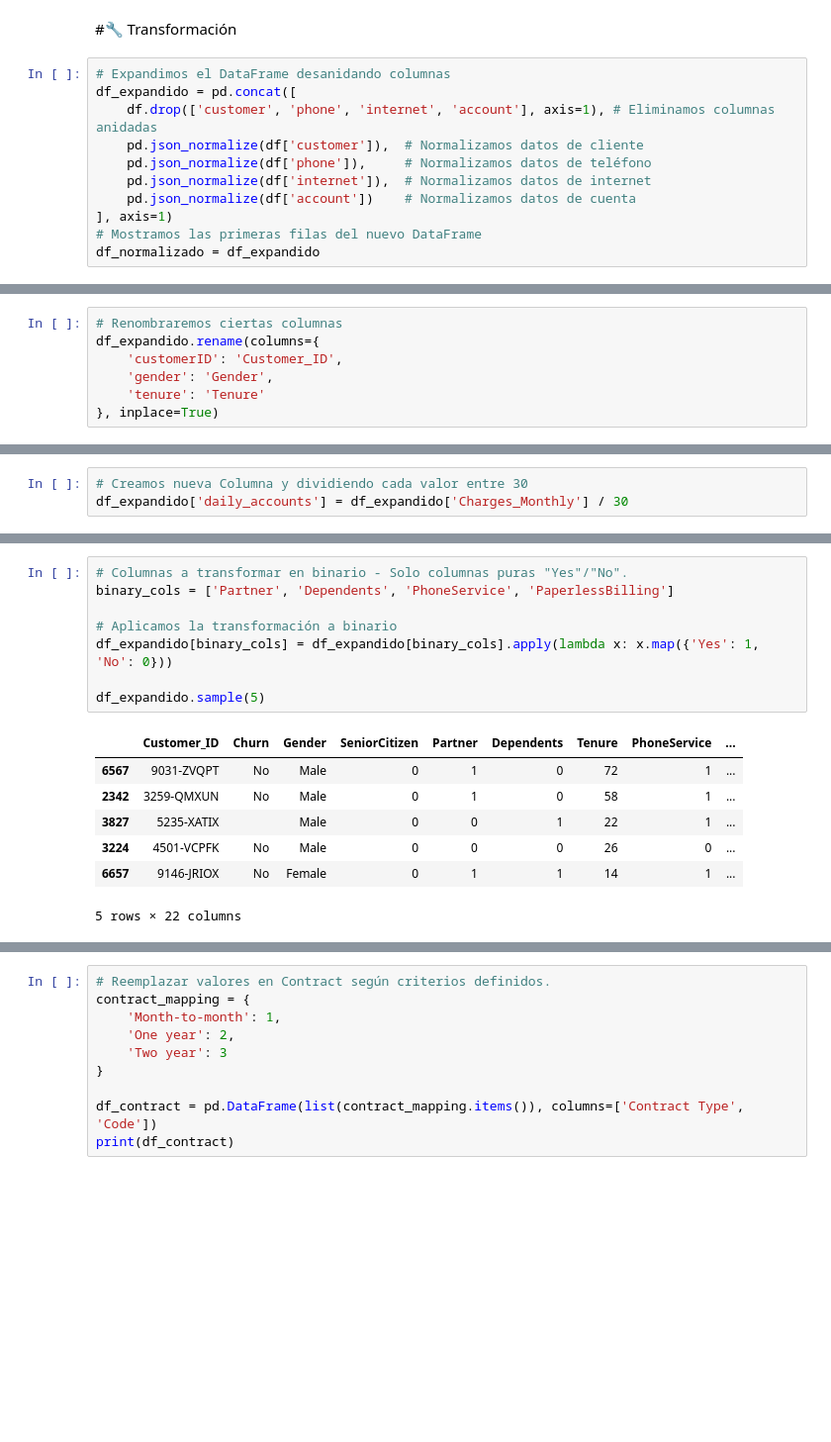
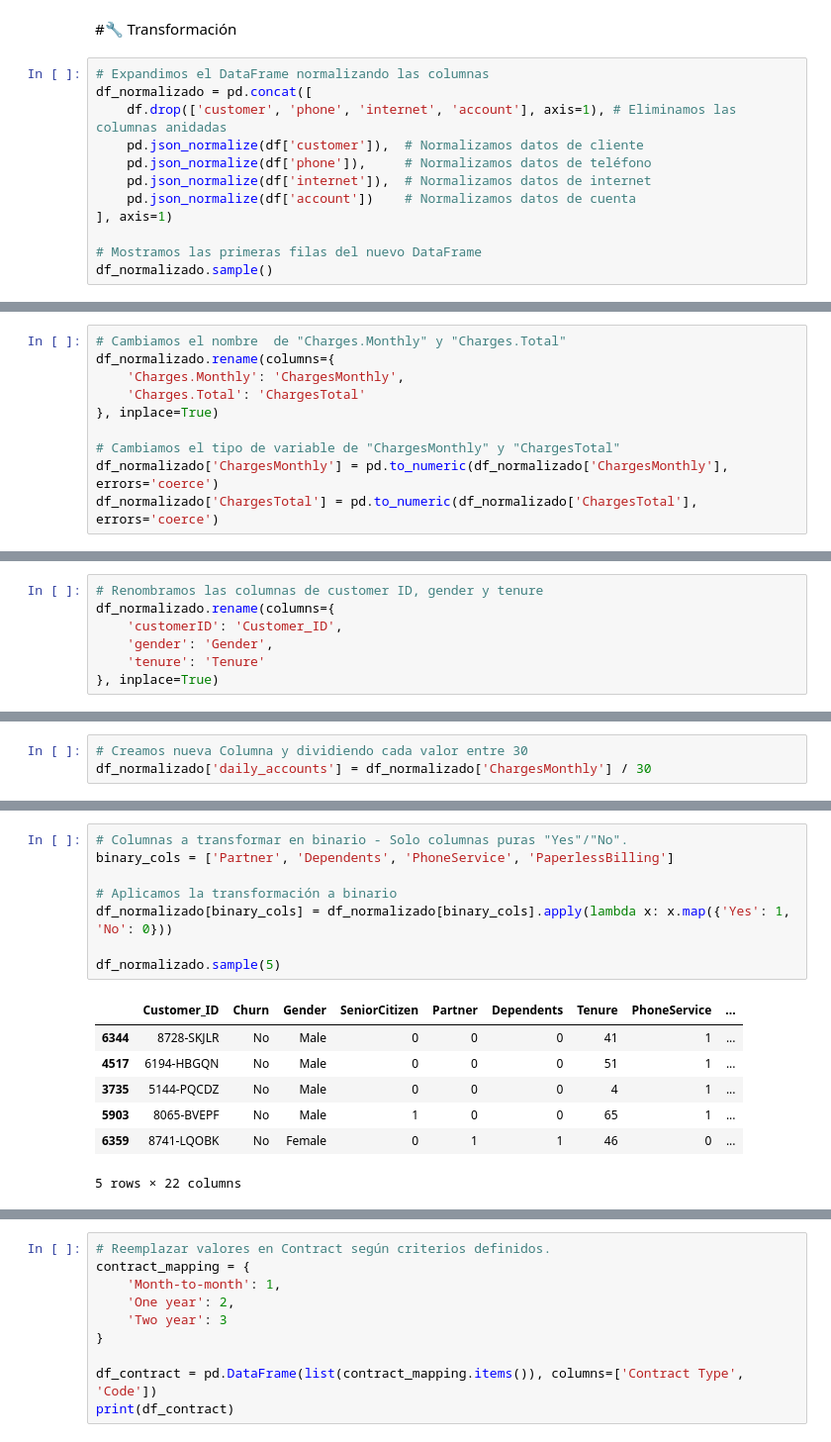
Before and after one commit to marcochc99/Challenge_TelecomX, a Jupyter notebook: TelecomX.ipynb, the cells around one changed output, grey strips where cells are left out. Shown at 99% size. Saved outputs shown, nothing was run; the diff lists cells and outputs as text; blank space fills up the shorter version.

```diff
--- a/TelecomX.ipynb
+++ b/TelecomX.ipynb
@@ -61,13 +54,14 @@ memory usage: 340.8+ KB
 # %% [markdown]
 #🔧 Transformación
 # %%
-# Expandimos el DataFrame desanidando columnas
-df_expandido = pd.concat([
-    df.drop(['customer', 'phone', 'internet', 'account'], axis=1), # Eliminamos columnas anidadas
+# Expandimos el DataFrame normalizando las columnas
+df_normalizado = pd.concat([
+    df.drop(['customer', 'phone', 'internet', 'account'], axis=1), # Eliminamos las columnas anidadas
     pd.json_normalize(df['customer']),  # Normalizamos datos de cliente
     pd.json_normalize(df['phone']),     # Normalizamos datos de teléfono
     pd.json_normalize(df['internet']),  # Normalizamos datos de internet
     pd.json_normalize(df['account'])    # Normalizamos datos de cuenta
 ], axis=1)
+
 # Mostramos las primeras filas del nuevo DataFrame
-df_normalizado = df_expandido
+df_normalizado.sample()
@@ -144 +131,11 @@ df_expandido.rename(columns={'Charges.Total': 'Charges_Total'}, inplace=True)
+# %%
+# Cambiamos el nombre  de "Charges.Monthly" y "Charges.Total"
+df_normalizado.rename(columns={
+    'Charges.Monthly': 'ChargesMonthly',
+    'Charges.Total': 'ChargesTotal'
+}, inplace=True)
+
+# Cambiamos el tipo de variable de "ChargesMonthly" y "ChargesTotal"
+df_normalizado['ChargesMonthly'] = pd.to_numeric(df_normalizado['ChargesMonthly'], errors='coerce')
+df_normalizado['ChargesTotal'] = pd.to_numeric(df_normalizado['ChargesTotal'], errors='coerce')
 # %%
@@ -152,8 +149,8 @@ df_expandido.head()
 | 4 | 0013-EXCHZ | Yes | Female | 1 | Yes | No | 3 | Yes | ... |
 5 rows × 21 columns
 # %%
-# Renombraremos ciertas columnas
-df_expandido.rename(columns={
+# Renombramos las columnas de customer ID, gender y tenure
+df_normalizado.rename(columns={
     'customerID': 'Customer_ID',
     'gender': 'Gender',
     'tenure': 'Tenure'
@@ -170,4 +168,4 @@ df_expandido.tail() #Mostramos las últimas 5 filas
 5 rows × 21 columns
 # %%
 # Creamos nueva Columna y dividiendo cada valor entre 30
-df_expandido['daily_accounts'] = df_expandido['Charges_Monthly'] / 30
+df_normalizado['daily_accounts'] = df_normalizado['ChargesMonthly'] / 30
@@ -184,17 +183,17 @@ df_expandido.sample(5)
 # %%
 # Columnas a transformar en binario - Solo columnas puras "Yes"/"No".
 binary_cols = ['Partner', 'Dependents', 'PhoneService', 'PaperlessBilling']
 
 # Aplicamos la transformación a binario
-df_expandido[binary_cols] = df_expandido[binary_cols].apply(lambda x: x.map({'Yes': 1, 'No': 0}))
+df_normalizado[binary_cols] = df_normalizado[binary_cols].apply(lambda x: x.map({'Yes': 1, 'No': 0}))
 
-df_expandido.sample(5)
+df_normalizado.sample(5)
 # %% [output]
 |  | Customer_ID | Churn | Gender | SeniorCitizen | Partner | Dependents | Tenure | PhoneService | ... |
-| 6567 | 9031-ZVQPT | No | Male | 0 | 1 | 0 | 72 | 1 | ... |
-| 2342 | 3259-QMXUN | No | Male | 0 | 1 | 0 | 58 | 1 | ... |
-| 3827 | 5235-XATIX |  | Male | 0 | 0 | 1 | 22 | 1 | ... |
-| 3224 | 4501-VCPFK | No | Male | 0 | 0 | 0 | 26 | 0 | ... |
-| 6657 | 9146-JRIOX | No | Female | 0 | 1 | 1 | 14 | 1 | ... |
+| 6344 | 8728-SKJLR | No | Male | 0 | 0 | 0 | 41 | 1 | ... |
+| 4517 | 6194-HBGQN | No | Male | 0 | 0 | 0 | 51 | 1 | ... |
+| 3735 | 5144-PQCDZ | No | Male | 0 | 0 | 0 | 4 | 1 | ... |
+| 5903 | 8065-BVEPF | No | Male | 1 | 0 | 0 | 65 | 1 | ... |
+| 6359 | 8741-LQOBK | No | Female | 0 | 1 | 1 | 46 | 0 | ... |
 5 rows × 22 columns
 # %%
```
Also changed, not shown: parts of 25 cells of this notebook.
